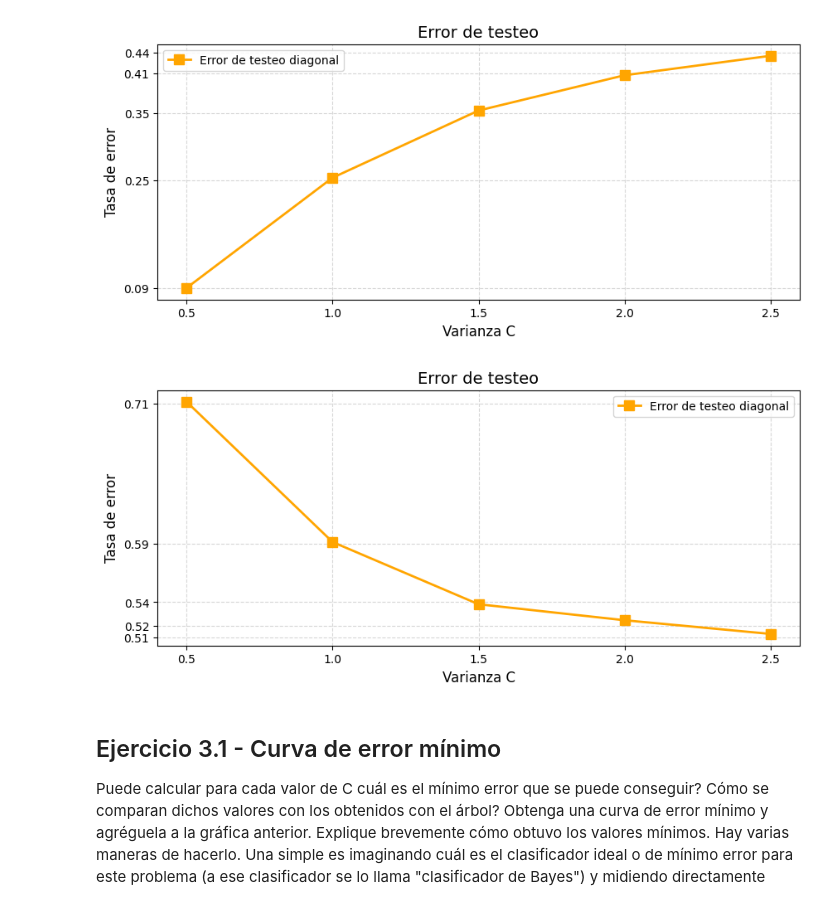
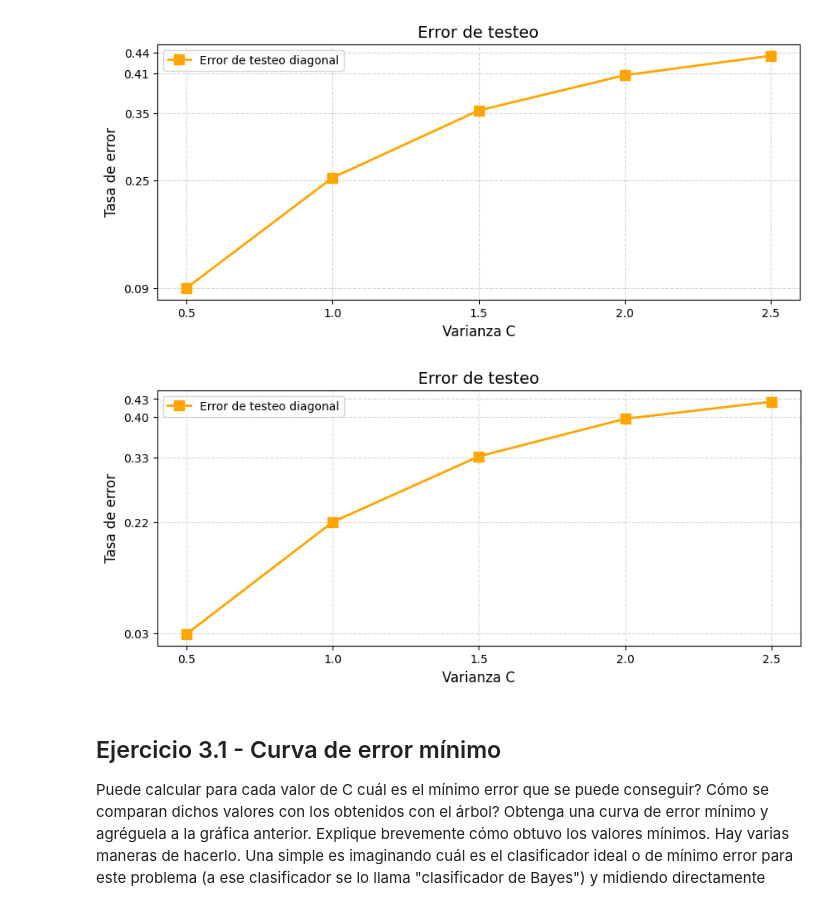
Before and after one commit to octaviorassi/DecisionTrees, a Jupyter notebook: Ejercicio3.ipynb, the cells around one changed output. Cells and saved outputs as stored; diff of their text form; code cells hidden in the pictures.

Commit message:
Correccion error de testeo paralelas

```diff
--- a/Ejercicio3.ipynb
+++ b/Ejercicio3.ipynb
@@ -138,11 +138,11 @@ trainingSetsParalelas = generateTrainingSetsC(setCount, paralelas, d, ntrain, cv
 # %%
 paralelasClassifiers = generateClassifiers(cValsCount, setCount, trainingSetsParalelas)
 
-testErrorsParalelas = getPerformanceStats(cValsCount, setCount, testSetsParalelas, diagonalClassifiers)
+testErrorsParalelas = getPerformanceStats(cValsCount, setCount, testSetsParalelas, paralelasClassifiers)
 
 plotErrors(testErrorsParalelas, cvals)
 # %% [output]
-[figure, old version]
+[figure, new version]
 # %% [markdown]
 ## Ejercicio 3.1 - Curva de error mínimo
 Puede calcular para cada valor de C cuál es el mínimo error que se puede conseguir? Cómo se comparan dichos valores con los obtenidos con el árbol? Obtenga una curva de error mínimo y agréguela a la gráfica anterior. Explique brevemente cómo obtuvo los valores mínimos.
```
